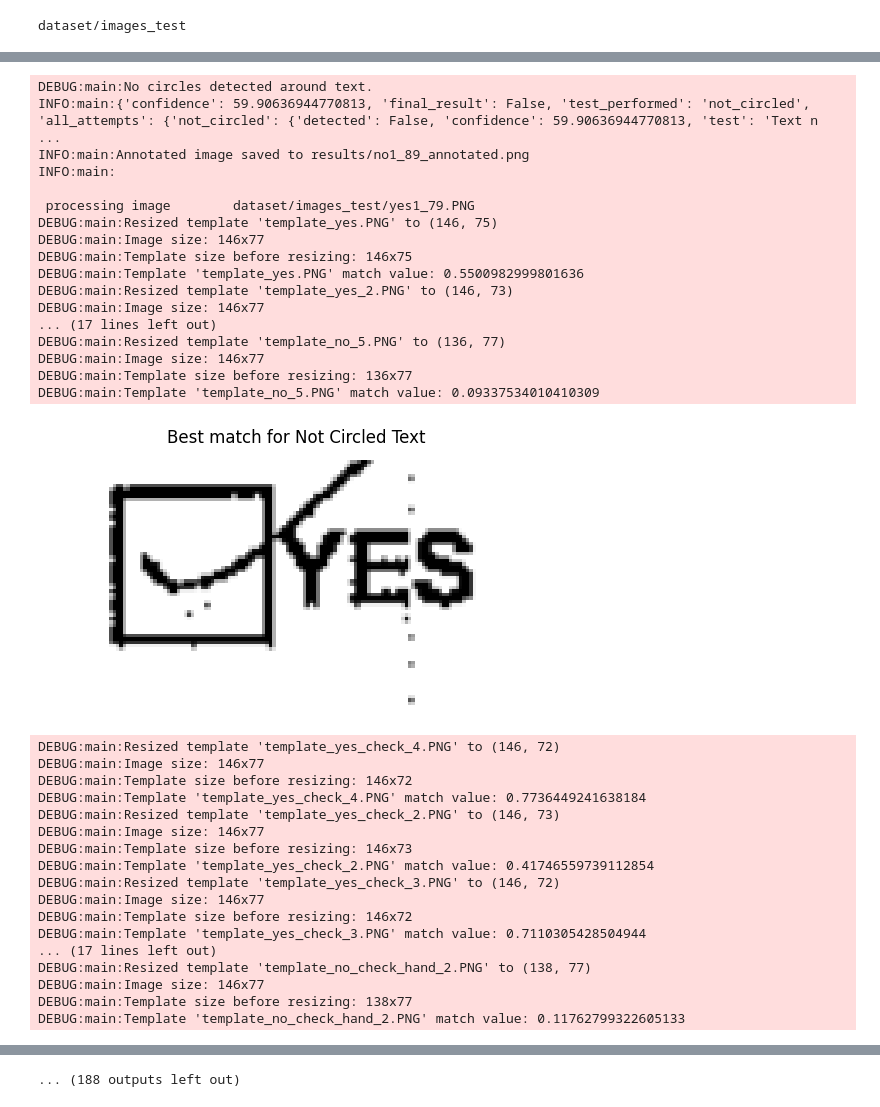
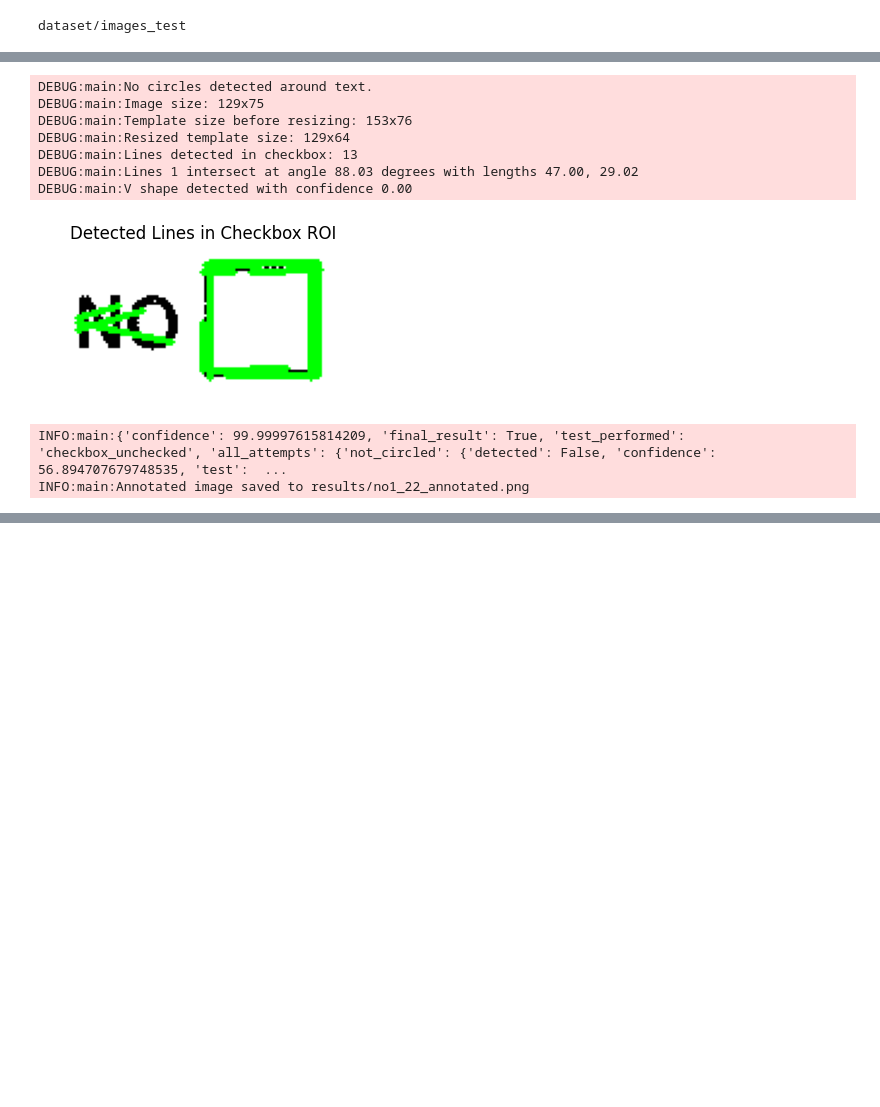
Before and after one commit to bruvio/image_detection, a Jupyter notebook: notebook.ipynb, the cells around one changed output, grey strips where cells are left out. Drawn from its saved outputs; the diff is of its cells as text; code cells hidden in the pictures; blank space fills up the shorter version.

Commit message:
fix: fix high confidence in detect ticks

```diff
--- a/notebook.ipynb
+++ b/notebook.ipynb
@@ -73,8 +73,8 @@ for file_name in image_paths:
     "no1_22"
 ]
 
-    # if name  in unique_strings:
-    if name  in unique_strings or 1:
+    if name  in unique_strings:
+    # if name  in unique_strings or 1:
     # break
 
         result_payload = process_image(full_file_path, threshold=threshold, show_plots=True)
@@ -151,35 +151,10 @@ DEBUG:main:Template 'template_no_uncheck_6.PNG' match value: 0.4033870995044708
 DEBUG:main:No circles detected around text.
-INFO:main:{'confidence': 59.90636944770813, 'final_result': False, 'test_performed': 'not_circled', 'all_attempts': {'not_circled': {'detected': False, 'confidence': 59.90636944770813, 'test': 'Text n ...
-INFO:main:Annotated image saved to results/no1_89_annotated.png
-INFO:main:
-
- processing image        dataset/images_test/yes1_79.PNG
-DEBUG:main:Resized template 'template_yes.PNG' to (146, 75)
-DEBUG:main:Image size: 146x77
-DEBUG:main:Template size before resizing: 146x75
-DEBUG:main:Template 'template_yes.PNG' match value: 0.5500982999801636
-DEBUG:main:Resized template 'template_yes_2.PNG' to (146, 73)
-DEBUG:main:Image size: 146x77
-... (17 lines left out)
-DEBUG:main:Resized template 'template_no_5.PNG' to (136, 77)
-DEBUG:main:Image size: 146x77
-DEBUG:main:Template size before resizing: 136x77
-DEBUG:main:Template 'template_no_5.PNG' match value: 0.09337534010410309
+DEBUG:main:Image size: 129x75
+DEBUG:main:Template size before resizing: 153x76
+DEBUG:main:Resized template size: 129x64
+DEBUG:main:Lines detected in checkbox: 13
+DEBUG:main:Lines 1 intersect at angle 88.03 degrees with lengths 47.00, 29.02
+DEBUG:main:V shape detected with confidence 0.00
-[figure, old version]
+[figure, new version]
-DEBUG:main:Resized template 'template_yes_check_4.PNG' to (146, 72)
-DEBUG:main:Image size: 146x77
-DEBUG:main:Template size before resizing: 146x72
-DEBUG:main:Template 'template_yes_check_4.PNG' match value: 0.7736449241638184
-DEBUG:main:Resized template 'template_yes_check_2.PNG' to (146, 73)
-DEBUG:main:Image size: 146x77
-DEBUG:main:Template size before resizing: 146x73
-DEBUG:main:Template 'template_yes_check_2.PNG' match value: 0.41746559739112854
-DEBUG:main:Resized template 'template_yes_check_3.PNG' to (146, 72)
-DEBUG:main:Image size: 146x77
-DEBUG:main:Template size before resizing: 146x72
-DEBUG:main:Template 'template_yes_check_3.PNG' match value: 0.7110305428504944
-... (17 lines left out)
-DEBUG:main:Resized template 'template_no_check_hand_2.PNG' to (138, 77)
-DEBUG:main:Image size: 146x77
-DEBUG:main:Template size before resizing: 138x77
-DEBUG:main:Template 'template_no_check_hand_2.PNG' match value: 0.11762799322605133
+INFO:main:{'confidence': 99.99997615814209, 'final_result': True, 'test_performed': 'checkbox_unchecked', 'all_attempts': {'not_circled': {'detected': False, 'confidence': 56.894707679748535, 'test':  ...
+INFO:main:Annotated image saved to results/no1_22_annotated.png
@@ -204,4 +161,3 @@ DEBUG:main:Template 'template_no_uncheck_6.PNG' match value: 0.06645642220973969
-... (188 outputs left out)
 # %%
 # epsilon_values = [0.01, 0.02, 0.03, 0.05]
 
```
Also changed, not shown: parts of 1 cell of this notebook, 1 other file.
